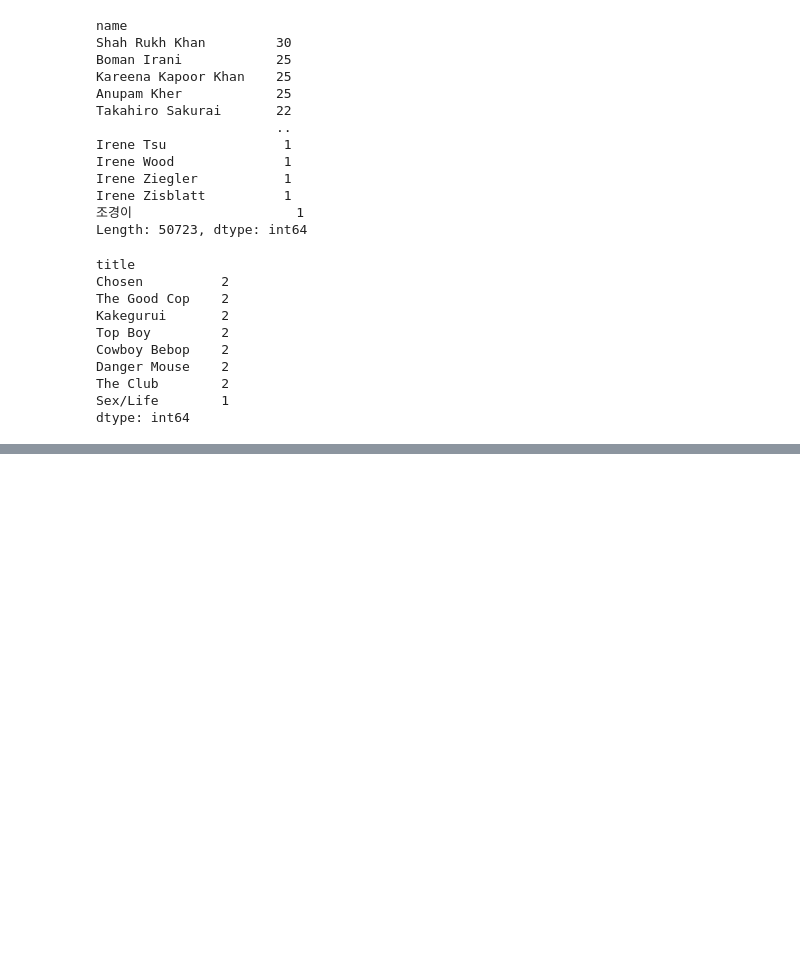
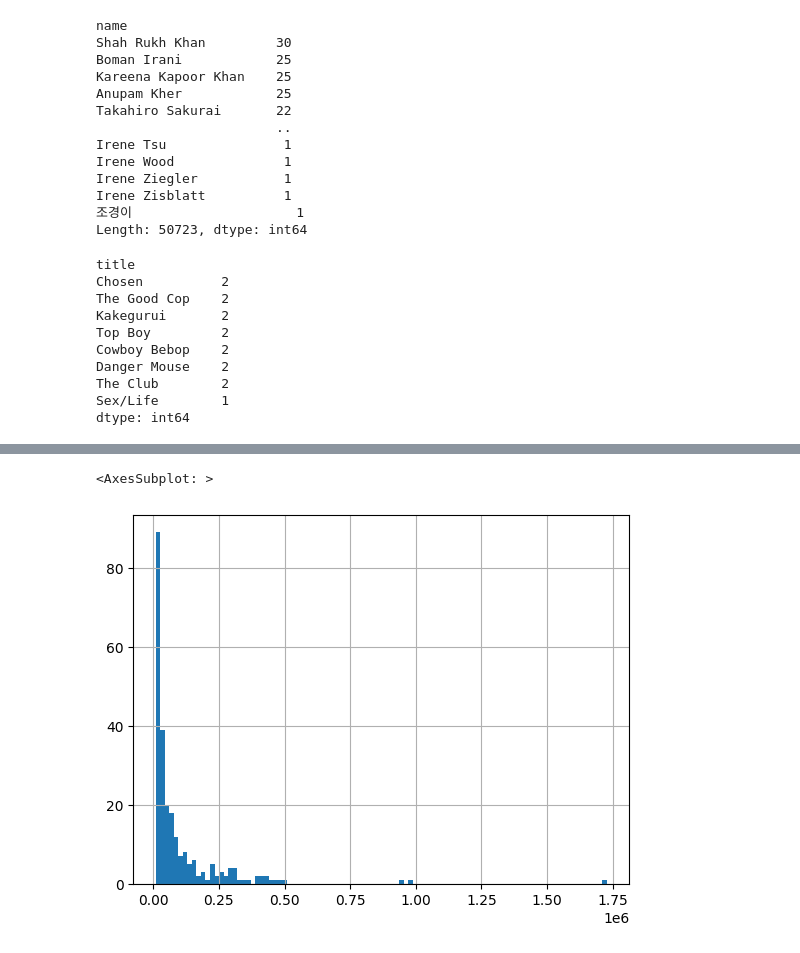
Before and after one commit to nfl6fh/DS-2002_final_project, a Jupyter notebook: testing.ipynb, the cells around one changed output, grey strips where cells are left out. Cells and saved outputs as stored; diff of their text form; code cells hidden in the pictures; blank space fills up the shorter version.

```diff
--- a/testing.ipynb
+++ b/testing.ipynb
@@ -87,0 +96,5 @@ dtype: int64
+# %%
+shows.NUMBER_OF_VOTES.hist(bins=100)
+# %% [output]
+<AxesSubplot: >
+[figure, added]
```
Also changed, not shown: parts of 4 cells of this notebook.
